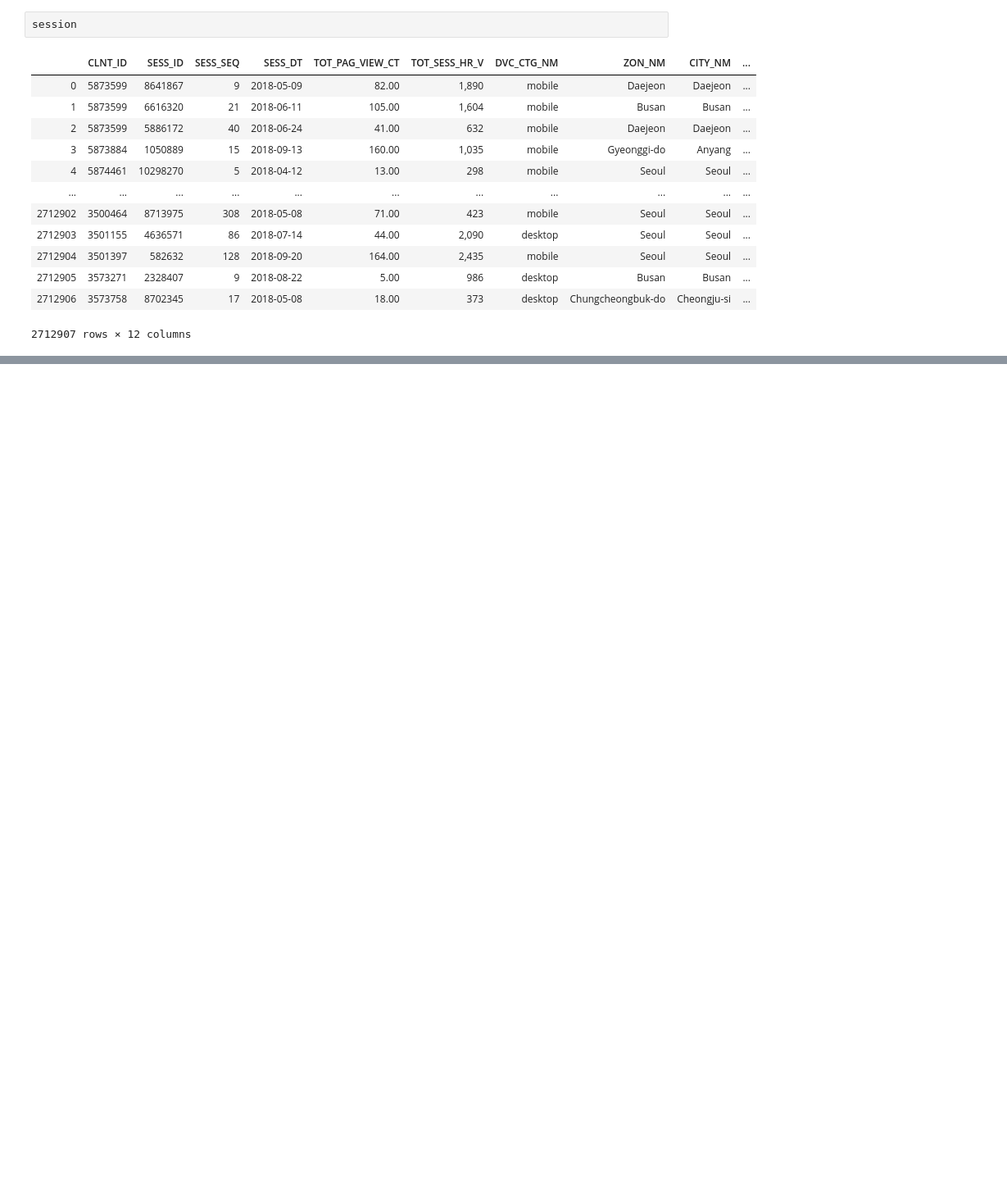
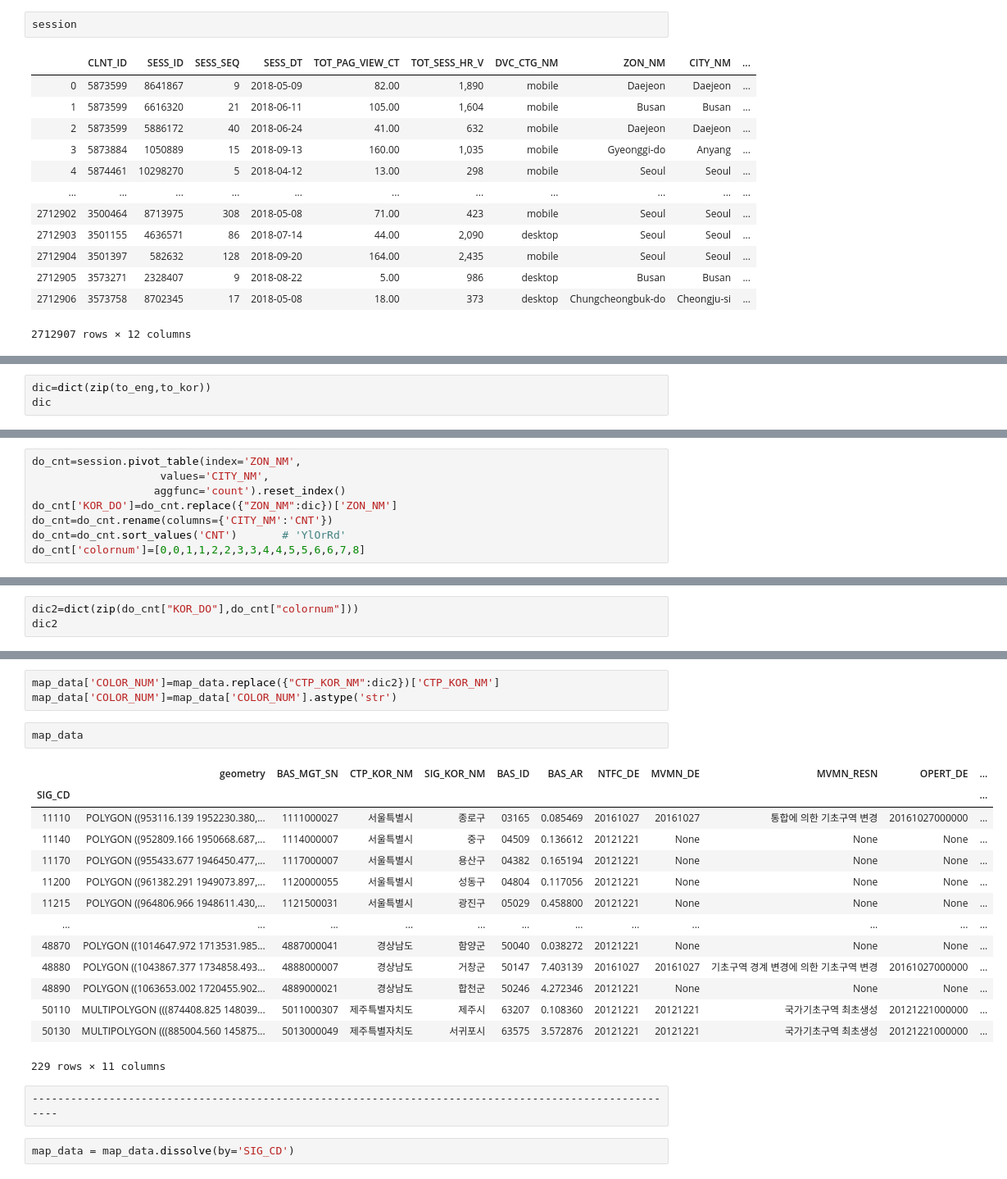
Before and after one commit to meucham11/Python3, a Jupyter notebook: Project/lpoint/lpoint.ipynb, the cells around one changed output, grey strips where cells are left out. Shown at 82% size. Cells and saved outputs as stored; diff of their text form; blank space fills up the shorter version.

```diff
--- a/Project/lpoint/lpoint.ipynb
+++ b/Project/lpoint/lpoint.ipynb
@@ -596,0 +810,3 @@ session[session['SESS_ID']==4636571]
+# %%
+dic=dict(zip(to_eng,to_kor))
+dic
@@ -596,0 +830,8 @@ session[session['SESS_ID']==4636571]
+# %%
+do_cnt=session.pivot_table(index='ZON_NM',
+                    values='CITY_NM',
+                   aggfunc='count').reset_index()
+do_cnt['KOR_DO']=do_cnt.replace({"ZON_NM":dic})['ZON_NM']
+do_cnt=do_cnt.rename(columns={'CITY_NM':'CNT'})
+do_cnt=do_cnt.sort_values('CNT')       # 'YlOrRd'
+do_cnt['colornum']=[0,0,1,1,2,2,3,3,4,4,5,5,6,6,7,8]
@@ -596,0 +858,3 @@ session[session['SESS_ID']==4636571]
+# %%
+dic2=dict(zip(do_cnt["KOR_DO"],do_cnt["colornum"]))
+dic2
@@ -596,0 +878,24 @@ session[session['SESS_ID']==4636571]
+# %%
+map_data['COLOR_NUM']=map_data.replace({"CTP_KOR_NM":dic2})['CTP_KOR_NM']
+map_data['COLOR_NUM']=map_data['COLOR_NUM'].astype('str')
+# %%
+map_data
+# %% [output]
+|  | geometry | BAS_MGT_SN | CTP_KOR_NM | SIG_KOR_NM | BAS_ID | BAS_AR | NTFC_DE | MVMN_DE | MVMN_RESN | OPERT_DE | ... |
+| SIG_CD |  |  |  |  |  |  |  |  |  |  | ... |
+| 11110 | POLYGON ((953116.139 1952230.380,... | 1111000027 | 서울특별시 | 종로구 | 03165 | 0.085469 | 20161027 | 20161027 | 통합에 의한 기초구역 변경 | 20161027000000 | ... |
+| 11140 | POLYGON ((952809.166 1950668.687,... | 1114000007 | 서울특별시 | 중구 | 04509 | 0.136612 | 20121221 | None | None | None | ... |
+| 11170 | POLYGON ((955433.677 1946450.477,... | 1117000007 | 서울특별시 | 용산구 | 04382 | 0.165194 | 20121221 | None | None | None | ... |
+| 11200 | POLYGON ((961382.291 1949073.897,... | 1120000055 | 서울특별시 | 성동구 | 04804 | 0.117056 | 20121221 | None | None | None | ... |
+| 11215 | POLYGON ((964806.966 1948611.430,... | 1121500031 | 서울특별시 | 광진구 | 05029 | 0.458800 | 20121221 | None | None | None | ... |
+| ... | ... | ... | ... | ... | ... | ... | ... | ... | ... | ... | ... |
+| 48870 | POLYGON ((1014647.972 1713531.985... | 4887000041 | 경상남도 | 함양군 | 50040 | 0.038272 | 20121221 | None | None | None | ... |
+| 48880 | POLYGON ((1043867.377 1734858.493... | 4888000007 | 경상남도 | 거창군 | 50147 | 7.403139 | 20161027 | 20161027 | 기초구역 경계 변경에 의한 기초구역 변경 | 20161027000000 | ... |
+| 48890 | POLYGON ((1063653.002 1720455.902... | 4889000021 | 경상남도 | 합천군 | 50246 | 4.272346 | 20121221 | None | None | None | ... |
+| 50110 | MULTIPOLYGON (((874408.825 148039... | 5011000307 | 제주특별자치도 | 제주시 | 63207 | 0.108360 | 20121221 | 20121221 | 국가기초구역 최초생성 | 20121221000000 | ... |
+| 50130 | MULTIPOLYGON (((885004.560 145875... | 5013000049 | 제주특별자치도 | 서귀포시 | 63575 | 3.572876 | 20121221 | 20121221 | 국가기초구역 최초생성 | 20121221000000 | ... |
+229 rows × 11 columns
+# %%
+------------------------------------------------------------------------------------------------------
+# %%
+map_data = map_data.dissolve(by='SIG_CD')
```
Also changed, not shown: parts of 54 cells of this notebook.
